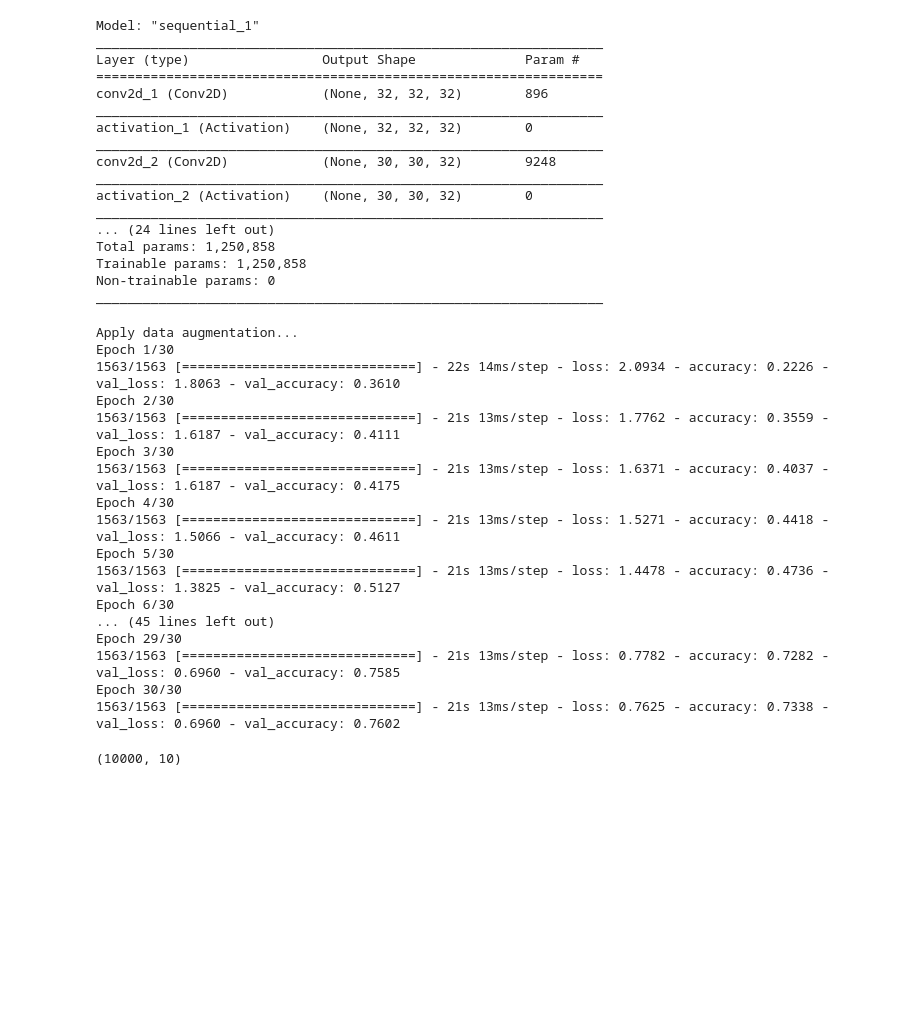
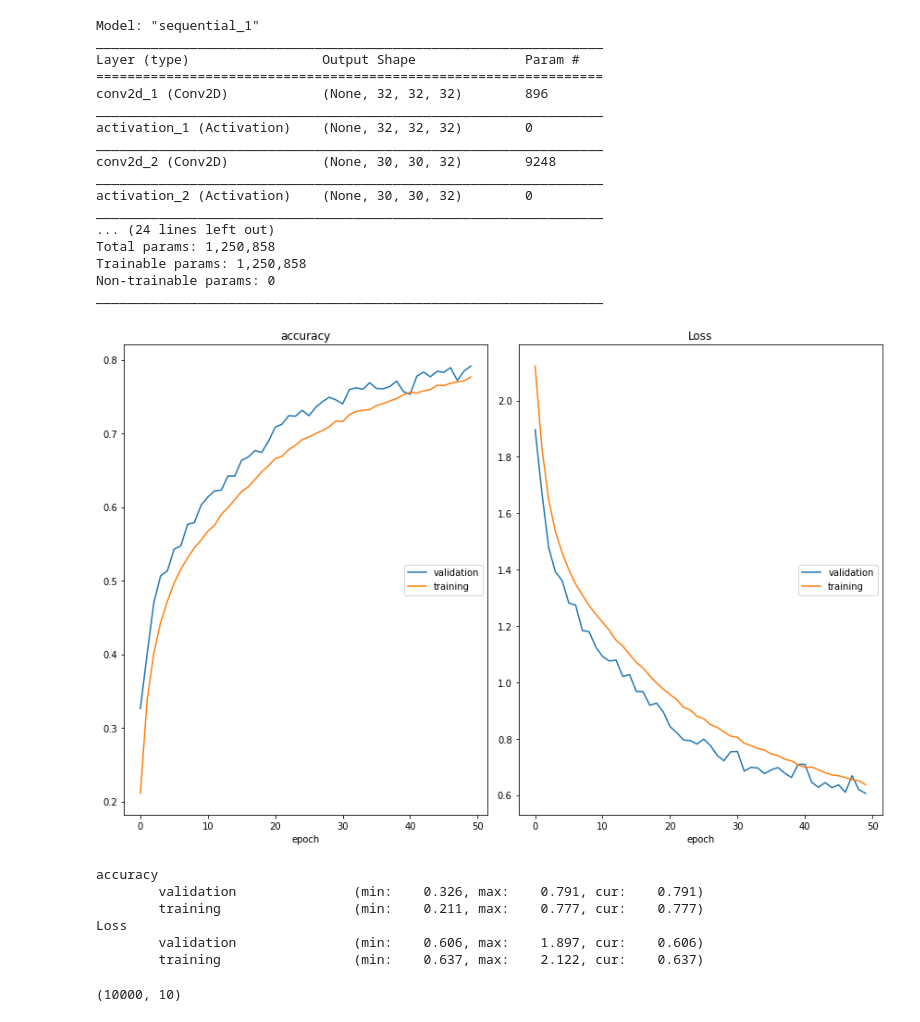
Before and after one commit to hurueilin/PR_HW5, a Jupyter notebook: 309553024_HW5.ipynb, the cells around one changed output. Drawn from its saved outputs; the diff is of its cells as text; code cells hidden in the pictures; blank space fills up the shorter version.

Commit message:
Add curve plotting. Model 50 epochs, accuracy=0.7914

```diff
--- a/309553024_HW5.ipynb
+++ b/309553024_HW5.ipynb
@@ -159,54 +161,45 @@ model.compile(loss='categorical_crossentropy', optimizer=opt, metrics=['accuracy
 
 # Setup some hyperparameters
 batch_size = 32
-epochs = 30
+epochs = 50
 data_augmentation = True
 # %%
 if not data_augmentation:
     # Fit the data into model
     model.fit(x_train, y_train,
             batch_size=batch_size,
             epochs=epochs,
             validation_data=(x_test, y_test),
             shuffle=True)
 else:
     print('Apply data augmentation...')
     # This will do preprocessing and realtime data augmentation:
     datagen = ImageDataGenerator(
         rescale=0.9,
         rotation_range=3,
         shear_range=0.1,
         zoom_range=0.1,
         horizontal_flip=True)
 
     # Compute quantities required for feature-wise normalization
     # (std, mean, and principal components if ZCA whitening is applied).
     datagen.fit(x_train)
 
     # Fit the model on the batches generated by datagen.flow().
     model.fit_generator(datagen.flow(x_train, y_train,
                                      batch_size=batch_size),
                         epochs=epochs,
                         validation_data=(x_test, y_test),
-                        workers=4)
+                        workers=4,
+                        callbacks=[PlotLossesKeras()])
 # %% [output]
+[figure, added]
-Apply data augmentation...
-Epoch 1/30
-1563/1563 [==============================] - 22s 14ms/step - loss: 2.0934 - accuracy: 0.2226 - val_loss: 1.8063 - val_accuracy: 0.3610
-Epoch 2/30
-1563/1563 [==============================] - 21s 13ms/step - loss: 1.7762 - accuracy: 0.3559 - val_loss: 1.6187 - val_accuracy: 0.4111
-Epoch 3/30
-1563/1563 [==============================] - 21s 13ms/step - loss: 1.6371 - accuracy: 0.4037 - val_loss: 1.6187 - val_accuracy: 0.4175
-Epoch 4/30
-1563/1563 [==============================] - 21s 13ms/step - loss: 1.5271 - accuracy: 0.4418 - val_loss: 1.5066 - val_accuracy: 0.4611
-Epoch 5/30
-1563/1563 [==============================] - 21s 13ms/step - loss: 1.4478 - accuracy: 0.4736 - val_loss: 1.3825 - val_accuracy: 0.5127
-Epoch 6/30
-... (45 lines left out)
-Epoch 29/30
-1563/1563 [==============================] - 21s 13ms/step - loss: 0.7782 - accuracy: 0.7282 - val_loss: 0.6960 - val_accuracy: 0.7585
-Epoch 30/30
-1563/1563 [==============================] - 21s 13ms/step - loss: 0.7625 - accuracy: 0.7338 - val_loss: 0.6960 - val_accuracy: 0.7602
+accuracy
+        validation               (min:    0.326, max:    0.791, cur:    0.791)
+        training                 (min:    0.211, max:    0.777, cur:    0.777)
+Loss
+        validation               (min:    0.606, max:    1.897, cur:    0.606)
+        training                 (min:    0.637, max:    2.122, cur:    0.637)
 # %%
 y_pred = model.predict(x_test)
 print(y_pred.shape) # 10000 samples, each sample with probaility of 10 classes
```
Also changed, not shown: parts of 2 cells of this notebook.
